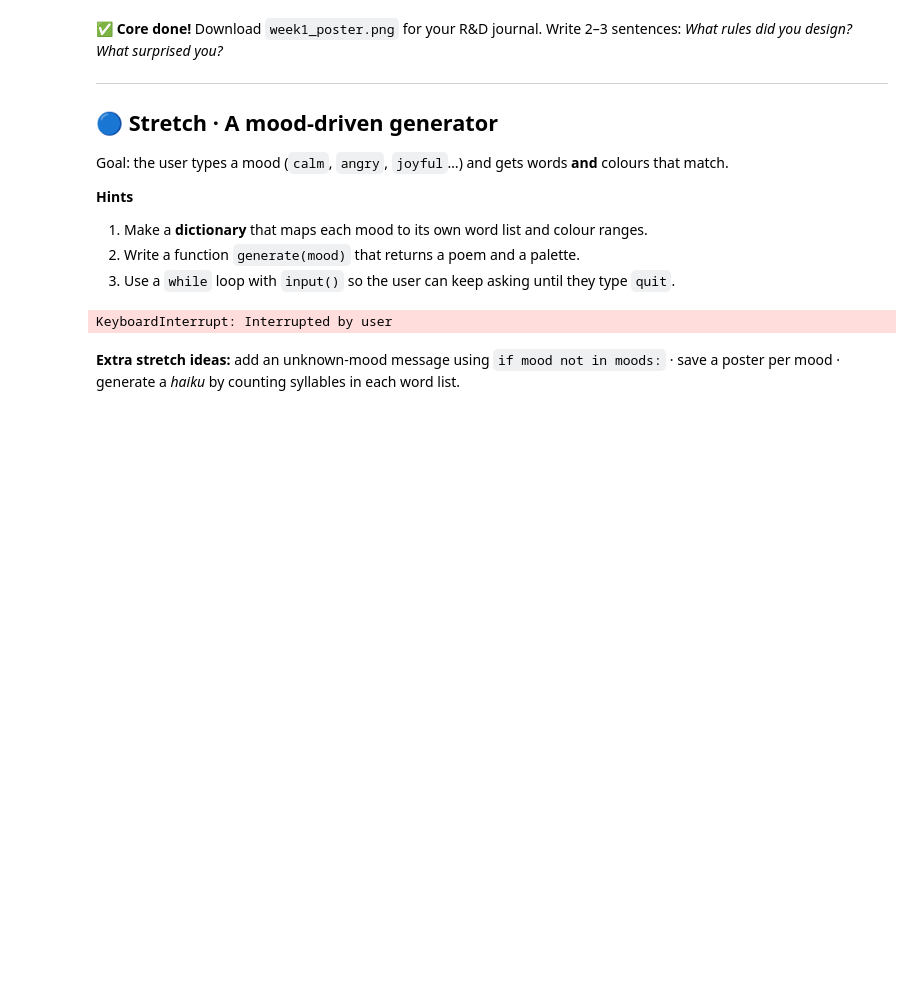
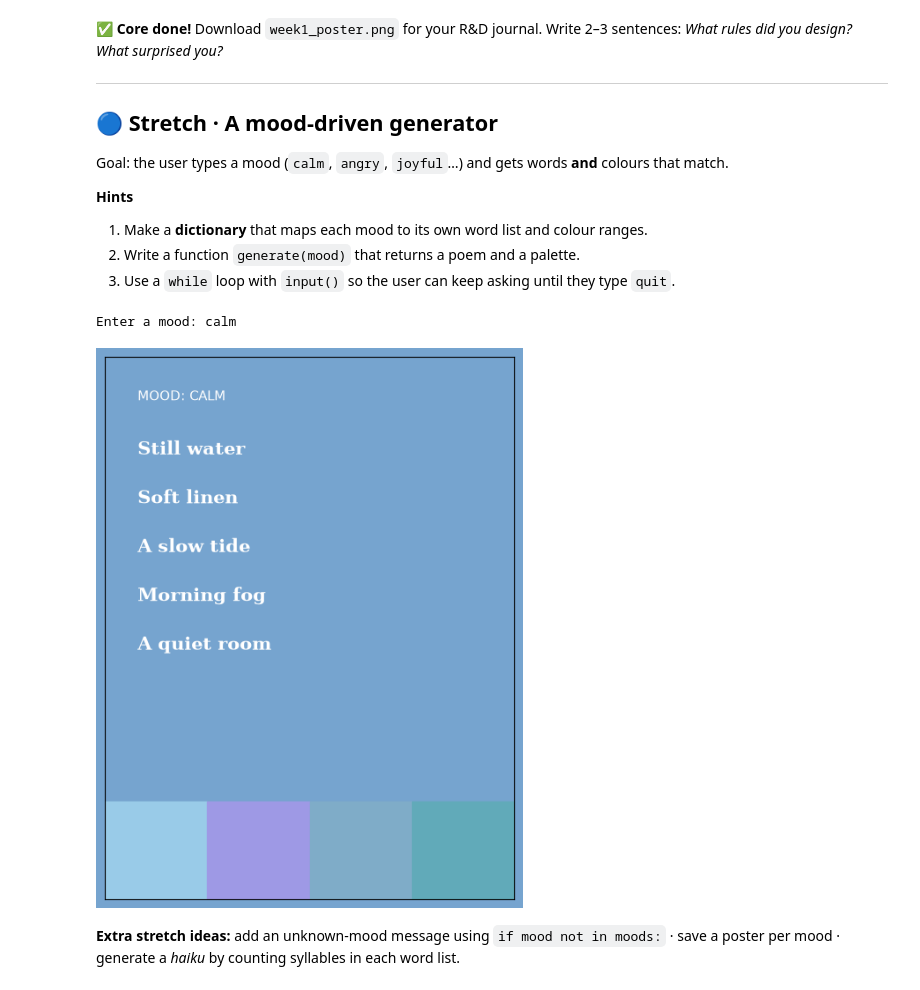
Before and after one commit to beansebrrr/uca-aic-notebooks, a Jupyter notebook: week-01/W01_B_Lab_Notebook_Build_Your_Generator.ipynb, the cells around one changed output. Drawn from its saved outputs; the diff is of its cells as text; code cells hidden in the pictures; blank space fills up the shorter version.

```diff
--- a/week-01/W01_B_Lab_Notebook_Build_Your_Generator.ipynb
+++ b/week-01/W01_B_Lab_Notebook_Build_Your_Generator.ipynb
@@ -112,6 +112,7 @@ Goal: the user types a mood (`calm`, `angry`, `joyful`…) and gets words **and*
 # %%
 moods = {
     "calm": {
+        "name": "calm",
         "words": [
             "still water",
             "soft linen",
@@ -122,6 +123,7 @@ moods = {
         "rgb":   [(80, 160), (140, 210), (180, 255)], #
     },
     "silly": {
+        "name": "silly",
         "words": [
             "funny",
             "goofy",
@@ -133,6 +135,7 @@ moods = {
         "rgb": [(160, 255), (160, 255), (0, 96)]
     },
     "angry": {
+        "name": "angry",
         "words": [
             "firey",
             "rageful",
@@ -171,35 +174,36 @@ def generate(mood: dict):
     # Blocks at the bottom displaying the 4 other colors
     for i, c in enumerate(mood_colors[1:]):
         ax.add_patch(plt.Rectangle((i * 0.25, 0), 0.25, 0.18, color=c))
-    ax.text(0.08, 0.92, "MOOD", fontsize=11, color="white")
+    ax.text(0.08, 0.92, f"MOOD: {mood["name"].upper()}", fontsize=11, color="white")
     y = 0.82
 
     # Generate word lines, taken from the prior poem function, just rearranged
     # the parameters
     for word in mood["words"]:
         for part in textwrap.wrap(str(word).capitalize(), 24):
             ax.text(0.08, y, part, fontsize=15, color="white", fontweight="bold", family="serif")
             y -= 0.06
         y -= 0.03
     ax.set_xlim(0, 1); ax.set_ylim(0, 1); ax.set_xticks([]); ax.set_yticks([])
-    fig.savefig("mood_poster.png", dpi=150, bbox_inches="tight")
+    fig.savefig(f"{mood["name"]}_poster.png", dpi=150, bbox_inches="tight")
     plt.show()
 
 
 def main():
     while True:
         mood = input("Enter a mood:").lower()
         if mood in moods.keys():
             generate(moods[mood])
             return
         elif mood == "":
             return
         else:
             print("We don't have that mood")
 
 if __name__ == "__main__":
     main()
 # %% [output]
-KeyboardInterrupt: Interrupted by user
+Enter a mood: calm
+[figure, added]
 # %% [markdown]
 **Extra stretch ideas:** add an unknown-mood message using `if mood not in moods:` · save a poster per mood · generate a *haiku* by counting syllables in each word list.
```
Also changed, not shown: parts of 3 cells of this notebook, 16 other files.
